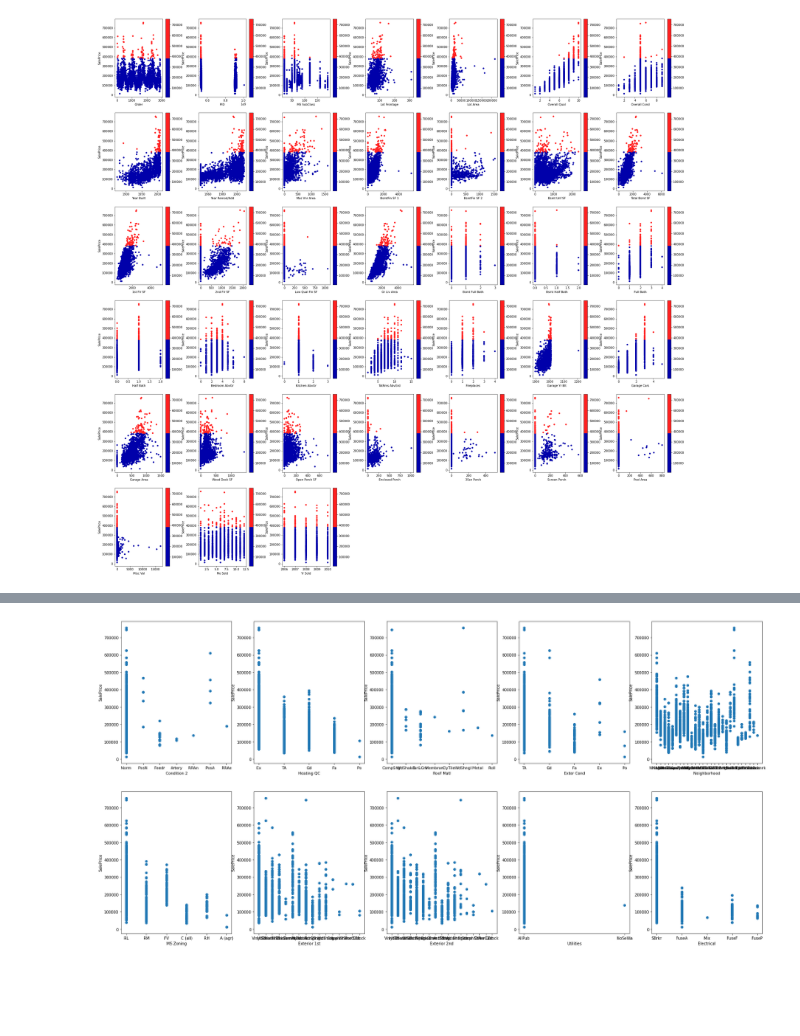
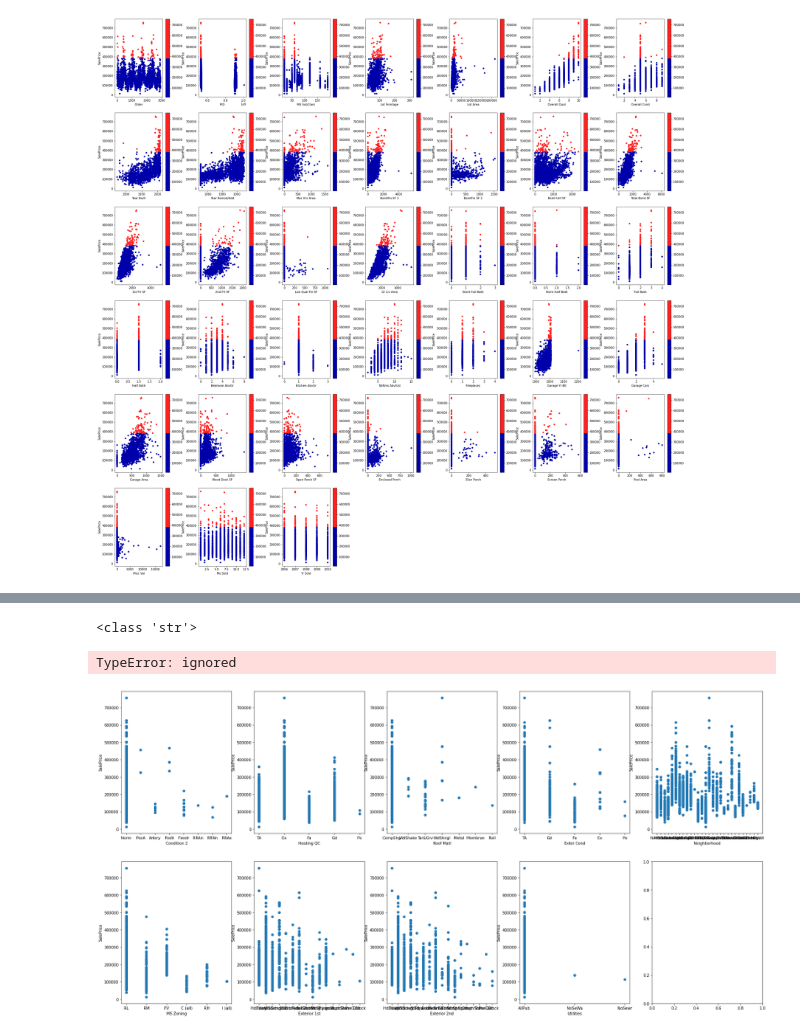
Before and after one commit to TawadrosGamal/Machine-learning-Implmentations, a Jupyter notebook: Regression_on_Ames_Housing_Dataset_.ipynb, the cells around one changed output, grey strips where cells are left out. Saved outputs shown, nothing was run; the diff lists cells and outputs as text; code cells hidden in the pictures; blank space fills up the shorter version.

```diff
--- a/Regression_on_Ames_Housing_Dataset_.ipynb
+++ b/Regression_on_Ames_Housing_Dataset_.ipynb
@@ -165,16 +167,18 @@ print(lin_results)
 # %%
 
 cat_visu=[['Condition 2','Heating QC','Roof Matl','Exter Cond','Neighborhood'],['MS Zoning','Exterior 1st','Exterior 2nd','Utilities','Electrical']]
 
 fig,axs=plt.subplots(2,5,figsize=(30,15))
-
+print(type(cat_visu[1][4]))
 for row in range(2):
   for column in range(5):
-    axs[row,column].scatter(Xtrain[str(cat_visu[row][column])],ytrain,marker='o')
+    axs[row,column].scatter(x=Xtrain[cat_visu[int(row)][int(column)]],y=ytrain,marker='o')
     axs[row,column].set_xlabel(str(cat_visu[row][column]))
     axs[row,column].set_ylabel('SalePrice')
 # %% [output]
+<class 'str'>
+TypeError: ignored
-[figure, old version]
+[figure, new version]
 # %%
 
 nan_columns = np.any(np.isnan(data_numer),axis=0)
```
Also changed, not shown: parts of 6 cells of this notebook.
